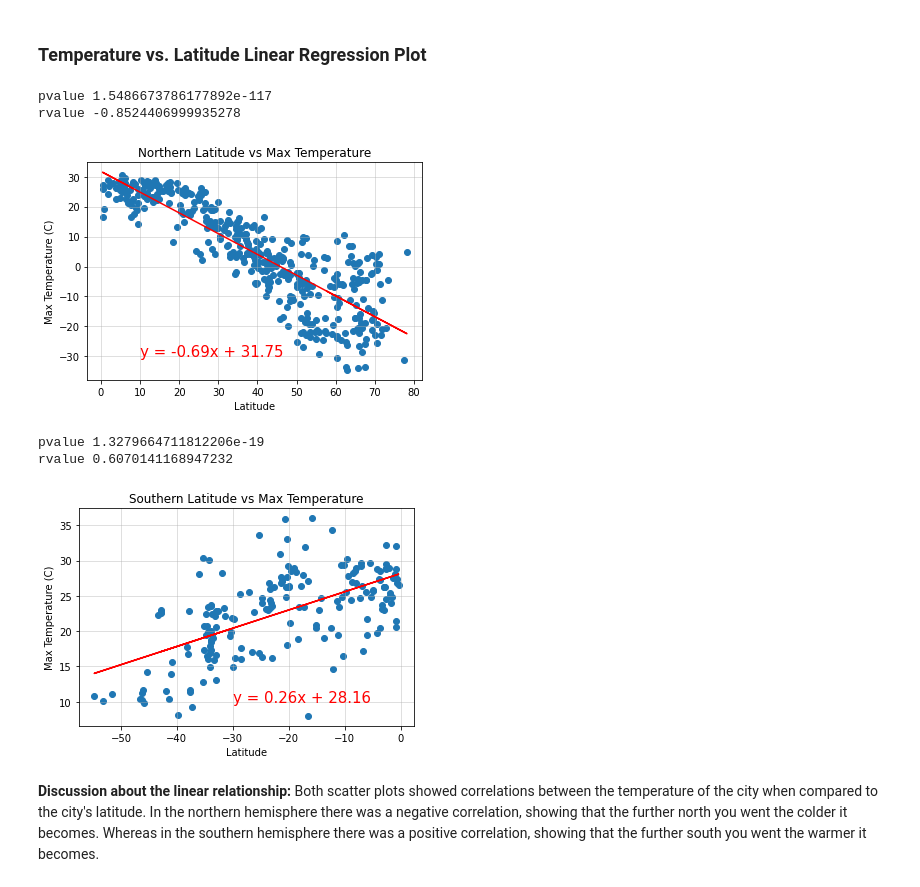
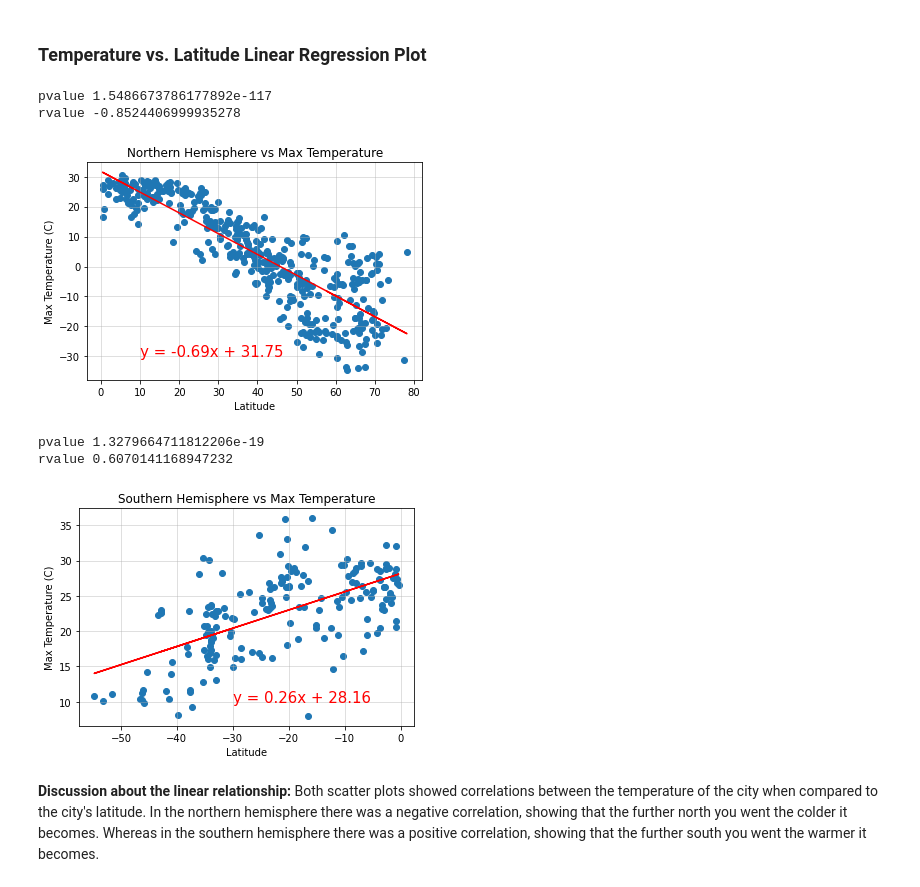
Before and after one commit to isabellajade/python-api-challenge, a Jupyter notebook: WeatherPy/WeatherPy.ipynb, the cells around one changed output. Cells and saved outputs as stored; diff of their text form; code cells hidden in the pictures.

```diff
--- a/WeatherPy/WeatherPy.ipynb
+++ b/WeatherPy/WeatherPy.ipynb
@@ -321,22 +321,22 @@ southern_hemi_df.head()
 ###  Temperature vs. Latitude Linear Regression Plot
 # %%
 # Linear regression on Northern Hemisphere
-linearRegression(northern_hemi_df["Lat"], northern_hemi_df["Max Temp"], (10,-30), "Northern Latitude vs Max Temperature",
+linearRegression(northern_hemi_df["Lat"], northern_hemi_df["Max Temp"], (10,-30), "Northern Hemisphere vs Max Temperature",
                  'Latitude', 'Max Temperature (C)'
 )
 # %% [output]
 pvalue 1.5486673786177892e-117
 rvalue -0.8524406999935278
-[figure, old version]
+[figure, new version]
 # %%
 # Linear regression on Southern Hemisphere
-linearRegression(southern_hemi_df["Lat"], southern_hemi_df["Max Temp"], (-30, 10), "Southern Latitude vs Max Temperature",
+linearRegression(southern_hemi_df["Lat"], southern_hemi_df["Max Temp"], (-30, 10), "Southern Hemisphere vs Max Temperature",
                  'Latitude', 'Max Temperature (C)'
 )
 # %% [output]
 pvalue 1.3279664711812206e-19
 rvalue 0.6070141168947232
-[figure, old version]
+[figure, new version]
 # %% [markdown]
 **Discussion about the linear relationship:** Both scatter plots showed correlations between the temperature of the city
 when compared to the city's latitude. In the northern hemisphere there was a negative correlation, showing that the further north you went the colder it becomes. Whereas in the southern hemisphere there was a positive correlation, showing that the further south you went the warmer it becomes.
```
Also changed, not shown: parts of 6 cells of this notebook, 9 other files.
